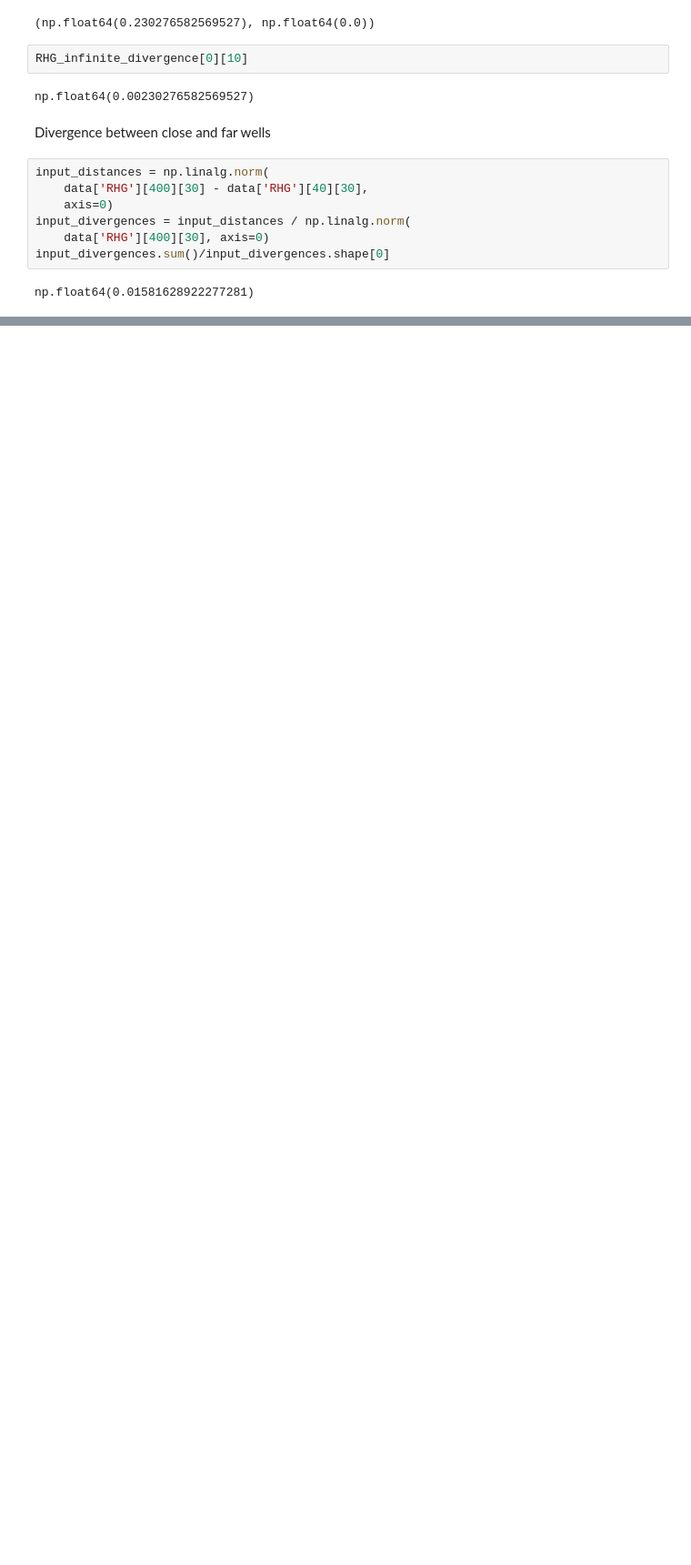
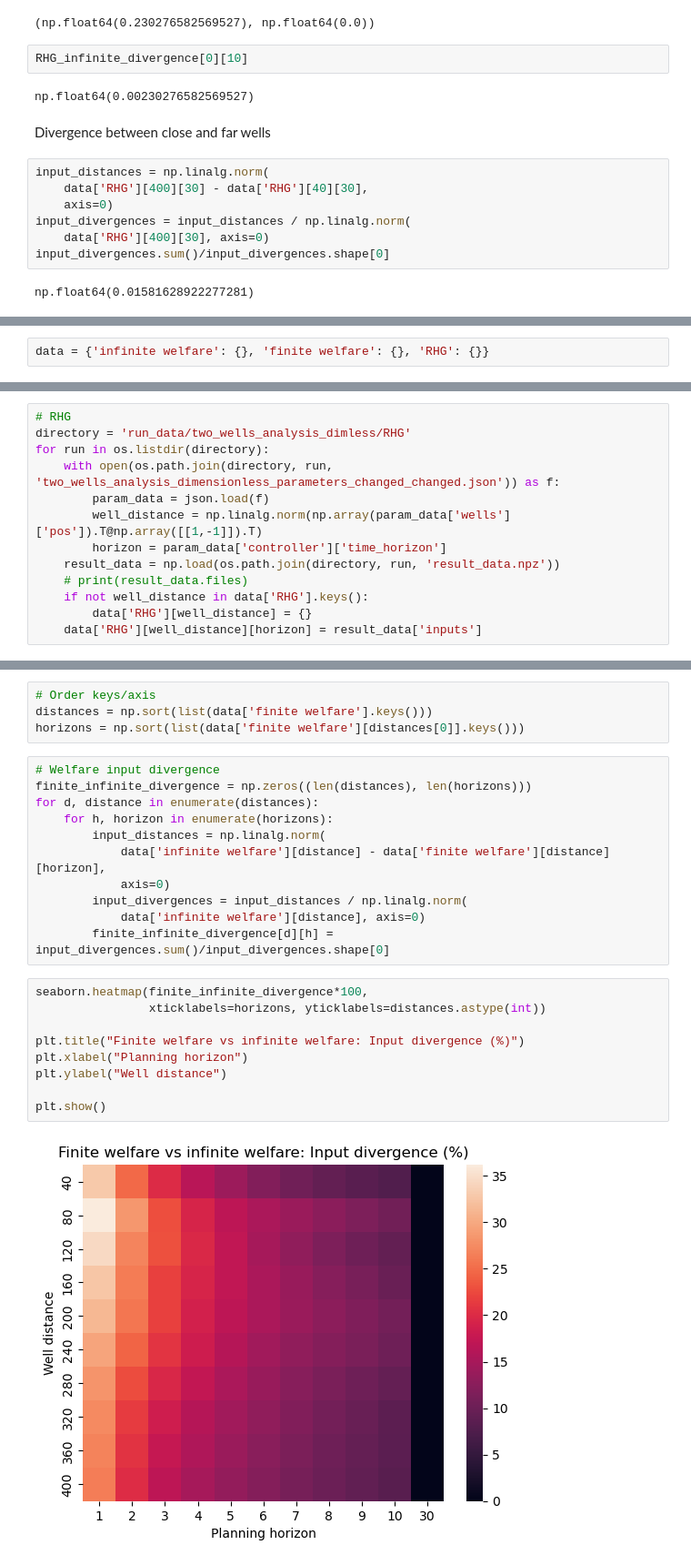
Before and after one commit to leonardchanfreau/RHG_GroundWater, a Jupyter notebook: two_well_analysis.ipynb, the cells around one changed output, grey strips where cells are left out. Shown at 91% size. Cells and saved outputs as stored; diff of their text form; blank space fills up the shorter version.

Commit message:
Run on dimensionlell model

```diff
--- a/two_well_analysis.ipynb
+++ b/two_well_analysis.ipynb
@@ -294,0 +299,2 @@ np.float64(0.01581628922277281)
+# %%
+data = {'infinite welfare': {}, 'finite welfare': {}, 'RHG': {}}
@@ -294,0 +318,13 @@ np.float64(0.01581628922277281)
+# %%
+# RHG
+directory = 'run_data/two_wells_analysis_dimless/RHG'
+for run in os.listdir(directory):
+    with open(os.path.join(directory, run, 'two_wells_analysis_dimensionless_parameters_changed_changed.json')) as f:
+        param_data = json.load(f)
+        well_distance = np.linalg.norm(np.array(param_data['wells']['pos']).T@np.array([[1,-1]]).T)
+        horizon = param_data['controller']['time_horizon']
+    result_data = np.load(os.path.join(directory, run, 'result_data.npz'))
+    # print(result_data.files)
+    if not well_distance in data['RHG'].keys():
+        data['RHG'][well_distance] = {}
+    data['RHG'][well_distance][horizon] = result_data['inputs']
@@ -294,0 +333,26 @@ np.float64(0.01581628922277281)
+# %%
+# Order keys/axis
+distances = np.sort(list(data['finite welfare'].keys()))
+horizons = np.sort(list(data['finite welfare'][distances[0]].keys()))
+# %%
+# Welfare input divergence
+finite_infinite_divergence = np.zeros((len(distances), len(horizons)))
+for d, distance in enumerate(distances):
+    for h, horizon in enumerate(horizons):
+        input_distances = np.linalg.norm(
+            data['infinite welfare'][distance] - data['finite welfare'][distance][horizon],
+            axis=0)
+        input_divergences = input_distances / np.linalg.norm(
+            data['infinite welfare'][distance], axis=0)
+        finite_infinite_divergence[d][h] = input_divergences.sum()/input_divergences.shape[0]
+# %%
+seaborn.heatmap(finite_infinite_divergence*100,
+                xticklabels=horizons, yticklabels=distances.astype(int))
+
+plt.title("Finite welfare vs infinite welfare: Input divergence (%)")
+plt.xlabel("Planning horizon")
+plt.ylabel("Well distance")
+
+plt.show()
+# %% [output]
+[figure, added]
```
Also changed, not shown: parts of 13 cells of this notebook, 12 other files.
